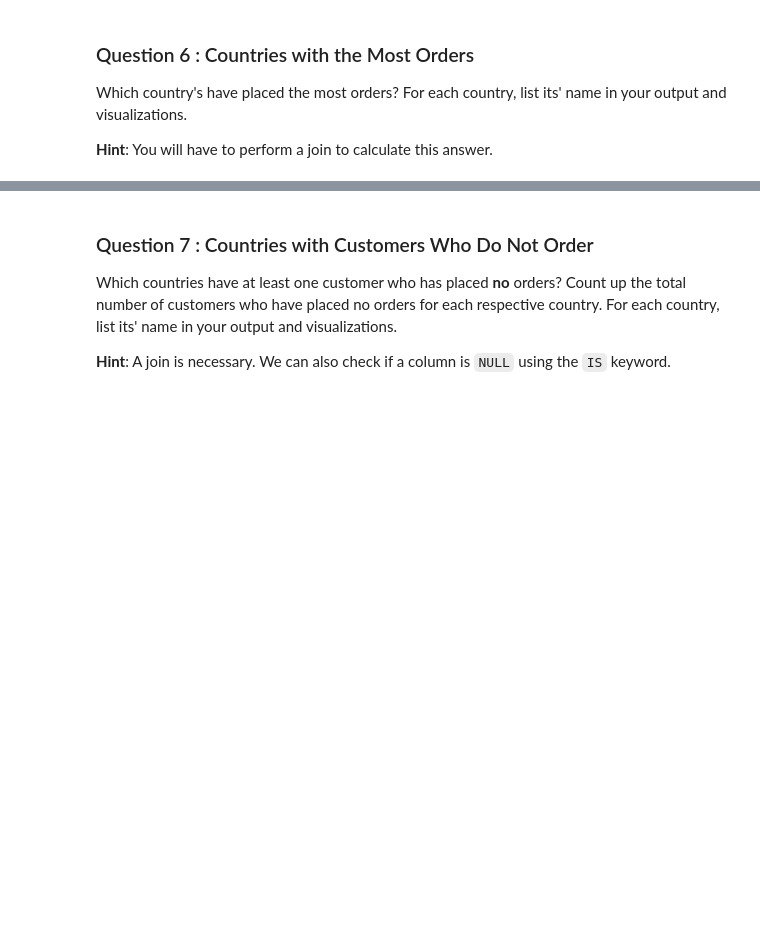
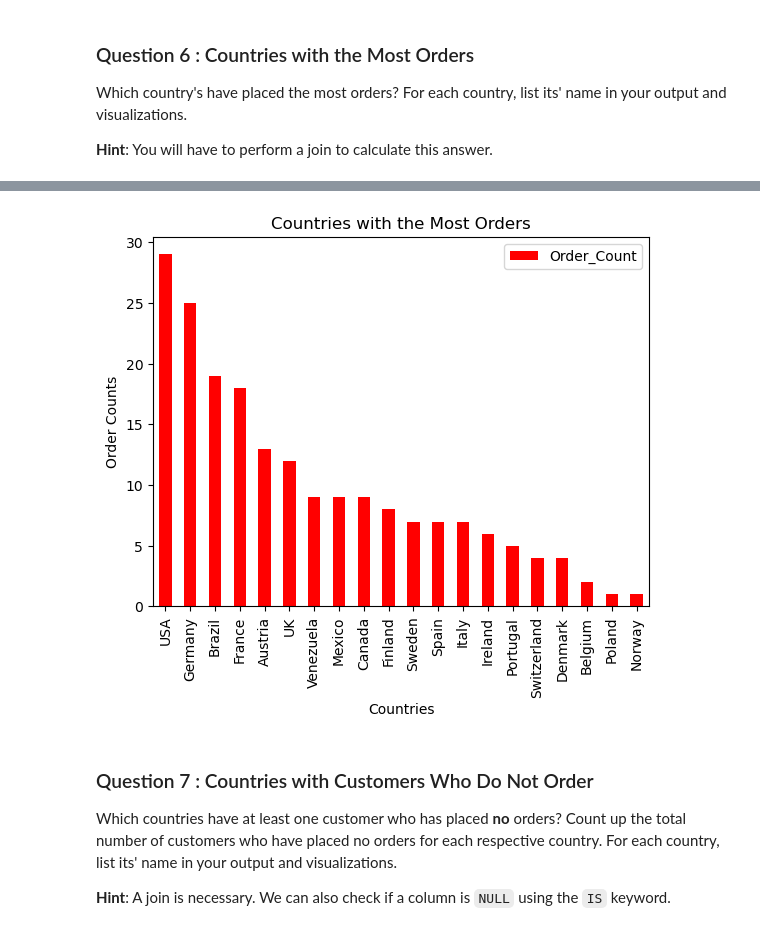
Before and after one commit to Zyjones/Osiris-Foods-Ad-hoc-Report, a Jupyter notebook: adhoc_report.ipynb, the cells around one changed output, grey strips where cells are left out. Drawn from its saved outputs; the diff is of its cells as text; code cells hidden in the pictures; blank space fills up the shorter version.

```diff
--- a/adhoc_report.ipynb
+++ b/adhoc_report.ipynb
@@ -390,3 +366,13 @@ orders_country_df
+# %%
+# TODO: Generate a visualization on this dataframe
+
+orders_country_df.plot.bar(x= "Country", y="Order_Count", color = "red")
+plt.title("Countries with the Most Orders")
+plt.xlabel("Countries")
+plt.ylabel('Order Counts')
+plt.show()
+# %% [output]
+[figure, added]
 # %% [markdown]
 ### Question 7 : Countries with Customers Who Do Not Order
 
```
Also changed, not shown: parts of 37 cells of this notebook.
